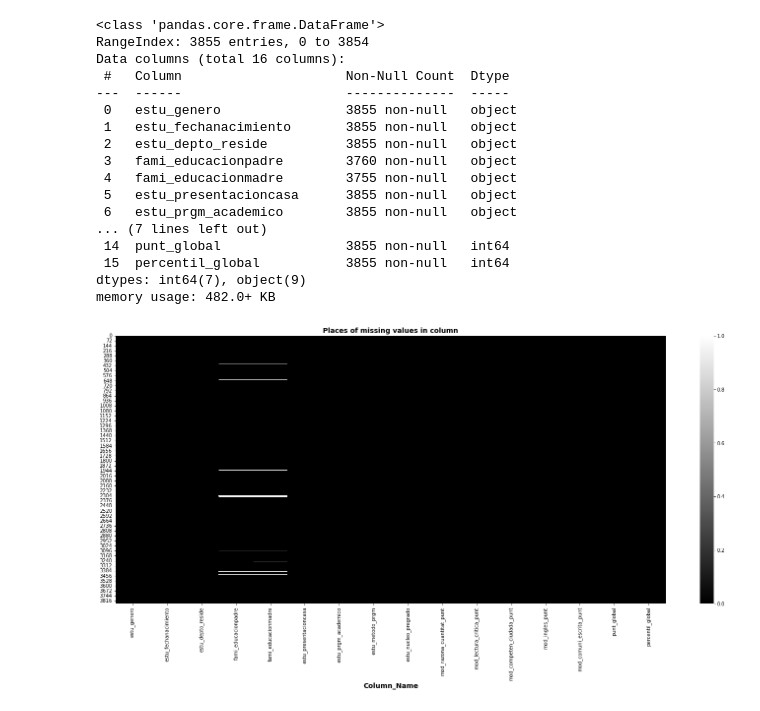
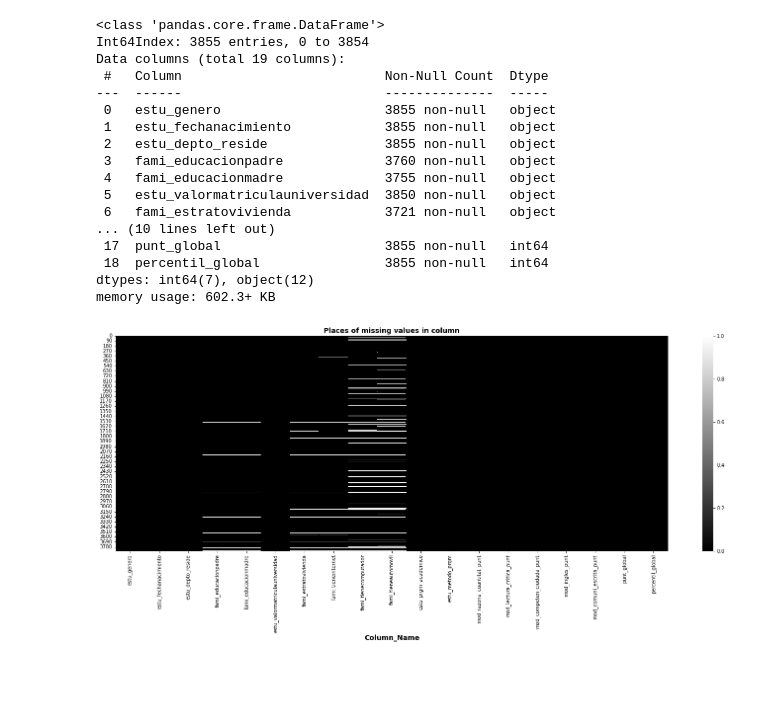
Before and after one commit to BautistaDavid/Machine-Learning-Class-2022, a Jupyter notebook: ejercicio7.ipynb, the cells around one changed output. Saved outputs shown, nothing was run; the diff lists cells and outputs as text; code cells hidden in the pictures; blank space fills up the shorter version.

```diff
--- a/ejercicio7.ipynb
+++ b/ejercicio7.ipynb
@@ -27,37 +18,40 @@ memory usage: 2.9+ MB
 # %%
-df = df[['estu_genero','estu_fechanacimiento','estu_depto_reside', 'fami_educacionpadre','fami_educacionmadre',
-       'estu_presentacioncasa', 'estu_prgm_academico', 'estu_metodo_prgm', 'estu_nucleo_pregrado', 'mod_razona_cuantitat_punt',
-       'mod_lectura_critica_punt', 'mod_competen_ciudada_punt', 'mod_ingles_punt', 'mod_comuni_escrita_punt', 'punt_global','percentil_global']]
+cols = ['estu_genero','estu_fechanacimiento','estu_depto_reside', 'fami_educacionpadre','fami_educacionmadre','estu_valormatriculauniversidad',
+        'fami_estratovivienda','fami_tieneinternet','fami_tienecomputador','fami_tieneautomovil', 'estu_prgm_academico', 'estu_metodo_prgm','mod_razona_cuantitat_punt','mod_lectura_critica_punt',
+        'mod_competen_ciudada_punt', 'mod_ingles_punt', 'mod_comuni_escrita_punt', 'punt_global','percentil_global']
+
+df = df[cols]
+df.drop_duplicates(inplace=True)
 # %%
 df.info()
 # %% [output]
 <class 'pandas.core.frame.DataFrame'>
-RangeIndex: 3855 entries, 0 to 3854
-Data columns (total 16 columns):
- #   Column                     Non-Null Count  Dtype
----  ------                     --------------  -----
- 0   estu_genero                3855 non-null   object
- 1   estu_fechanacimiento       3855 non-null   object
- 2   estu_depto_reside          3855 non-null   object
- 3   fami_educacionpadre        3760 non-null   object
- 4   fami_educacionmadre        3755 non-null   object
- 5   estu_presentacioncasa      3855 non-null   object
- 6   estu_prgm_academico        3855 non-null   object
-... (7 lines left out)
- 14  punt_global                3855 non-null   int64
- 15  percentil_global           3855 non-null   int64
-dtypes: int64(7), object(9)
-memory usage: 482.0+ KB
+Int64Index: 3855 entries, 0 to 3854
+Data columns (total 19 columns):
+ #   Column                          Non-Null Count  Dtype
+---  ------                          --------------  -----
+ 0   estu_genero                     3855 non-null   object
+ 1   estu_fechanacimiento            3855 non-null   object
+ 2   estu_depto_reside               3855 non-null   object
+ 3   fami_educacionpadre             3760 non-null   object
+ 4   fami_educacionmadre             3755 non-null   object
+ 5   estu_valormatriculauniversidad  3850 non-null   object
+ 6   fami_estratovivienda            3721 non-null   object
+... (10 lines left out)
+ 17  punt_global                     3855 non-null   int64
+ 18  percentil_global                3855 non-null   int64
+dtypes: int64(7), object(12)
+memory usage: 602.3+ KB
 # %%
 import matplotlib.pyplot as plt
 import seaborn as sns
-plt.figure(figsize=(25, 10))
-sns.heatmap(df.isnull(), cbar=True, cmap='gray')  # .isnull() is going to give you a DataFrame with True or False... and remeber that ( True = 1 , False = 0)
+plt.figure(figsize=(25, 8))
+sns.heatmap(df.isnull(), cbar=True, cmap='gray')
 plt.xlabel("Column_Name", size=14, weight="bold")
 plt.title("Places of missing values in column",fontweight="bold",size=14)
 plt.show()
 # %% [output]
-[figure, old version]
+[figure, new version]
 # %%
 def dic_depto():
     dic = {'BOGOTÁ':'Region Andina','ANTIOQUIA':'Region Andina','VALLE':'Region Pacifica',
```
Also changed, not shown: parts of 23 cells of this notebook.
